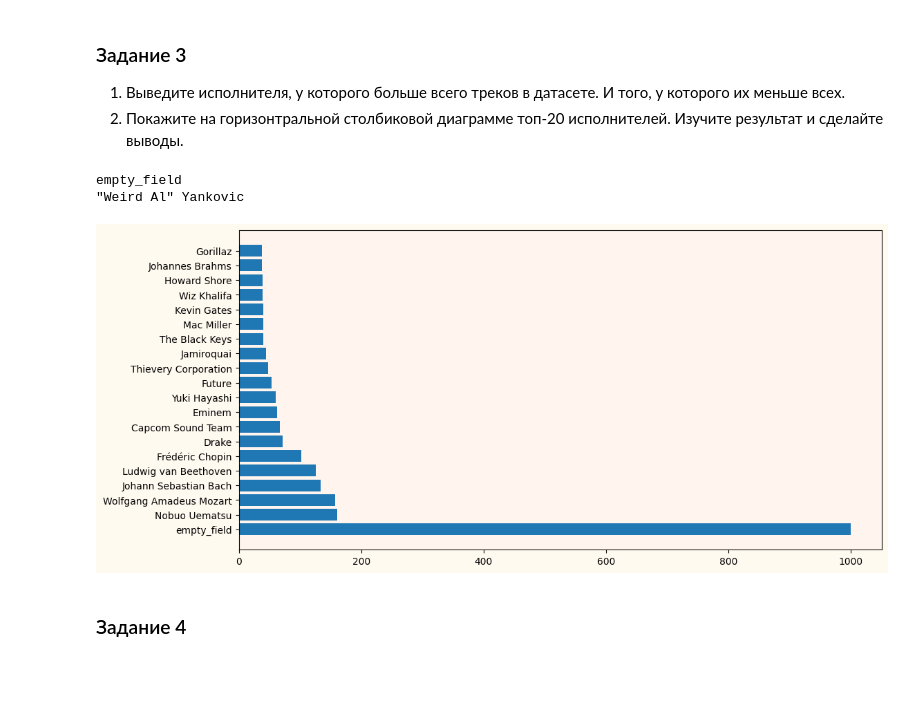
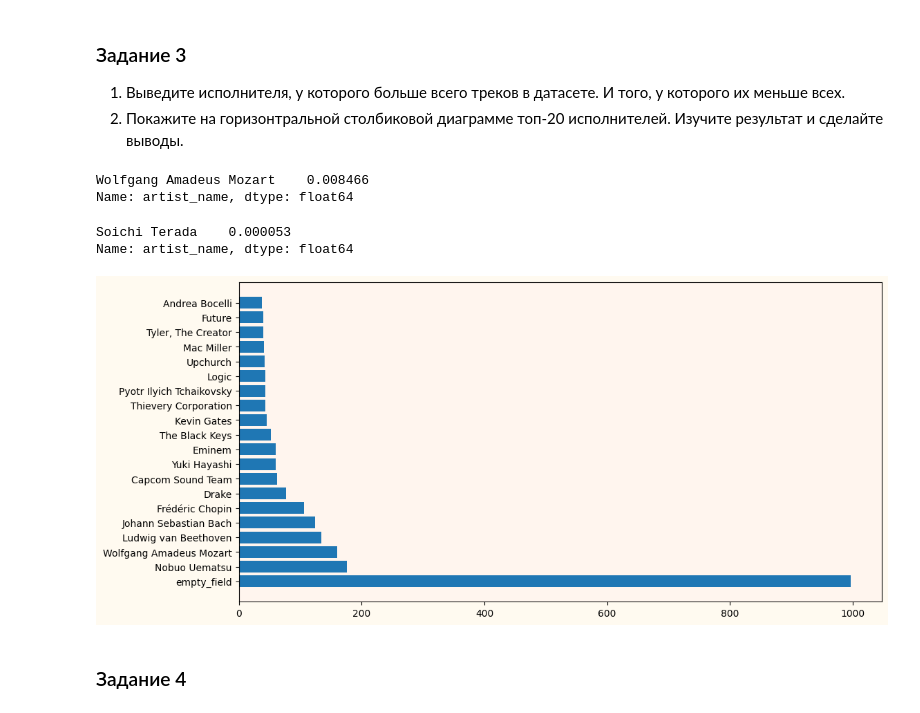
Before and after one commit to Daria13-gif/cs102, a Jupyter notebook: Копия_блокнота_"Практическая_работа_6_22_23_ipynb".ipynb, the cells around one changed output. Cells and saved outputs as stored; diff of their text form; code cells hidden in the pictures; blank space fills up the shorter version.

```diff
--- a/Копия_блокнота_"Практическая_работа_6_22_23_ipynb".ipynb
+++ b/Копия_блокнота_"Практическая_работа_6_22_23_ipynb".ipynb
@@ -167,45 +181,49 @@ Classical Major
 
 1. Выведите исполнителя, у которого больше всего треков в датасете. И того, у которого их меньше всех.
 2. Покажите на горизонтральной столбиковой диаграмме топ-20 исполнителей. Изучите результат и сделайте выводы.
+# %%
+# 1
+# исполнитель, у которого больше всего треков в датасете
+df = pd.read_csv('music_genre.csv')
+df = df.sample(n = 20000)
+df = df.drop_duplicates()
+df = df[(df.artist_name != 'empty_field')]
+
+df = df['artist_name'].value_counts(normalize=True).head(1)
+df
+# %% [output]
+Wolfgang Amadeus Mozart    0.008466
+Name: artist_name, dtype: float64
+# %%
+# исполнитель, у которого меньше всего треков в датасете
+df = pd.read_csv('music_genre.csv')
+df = df.sample(n = 20000)
+df = df.drop_duplicates()
+df = df[(df.artist_name != 'empty_field')]
+
+df = df['artist_name'].value_counts(normalize=True).tail(1)
+df
+# %% [output]
+Soichi Terada    0.000053
+Name: artist_name, dtype: float64
 # %%
-import pandas as pd
-import matplotlib.pyplot as plt
-
-
-df = pd.read_csv("music_genre.csv")
-df = df.sample(20000)
-df = df.drop_duplicates()
-list_artist = (df.artist_name.unique()) # в дф обращаемся к столбику music_genre
-# и выводим уникальныее значения
-
-
-# 1. Выведите исполнителя, у которого больше всего треков в датасете. И того, у которого их меньше всех.
-dict_artist = {}
-for i in list_artist:
-    dict_artist[i] = len(df.loc[df["artist_name"] == i])
-sorted_dict_artist = dict(sorted(dict_artist.items(), key=lambda item: (item[1], item[0]), reverse=True)[:-1])
-print(list(sorted_dict_artist.keys())[0])
-print(list(sorted_dict_artist.keys())[-1])
-
-
-# 2. Покажите на горизонтральной столбиковой диаграмме топ-20 исполнителей. Изучите результат и сделайте выводы.
+# 2
+# Покажите на горизонтральной столбиковой диаграмме топ-20 исполнителей. Изучите результат и сделайте выводы.
 # принимаем данные и место, где мы отображаем данные(ах)
 fig, ax = plt.subplots()
 x = list(sorted_dict_artist.keys())[:20]
 y = list(sorted_dict_artist.values())[:20]
 
 # указываем тип диаграммы и подаем ей данные - название данных(х) и второре значение(у),
 # передаем цвета
 ax.barh(x, y)
 fig.set_figwidth(12)    #  ширина и
 fig.set_figheight(6)    #  высота "Figure"
 fig.set_facecolor('floralwhite')
 ax.set_facecolor('seashell')
 plt.show()
 # %% [output]
-empty_field
-"Weird Al" Yankovic
-[figure, old version]
+[figure, new version]
 # %% [markdown]
 ### Задание 4
 # %% [markdown]
```
Also changed, not shown: parts of 7 cells of this notebook.
